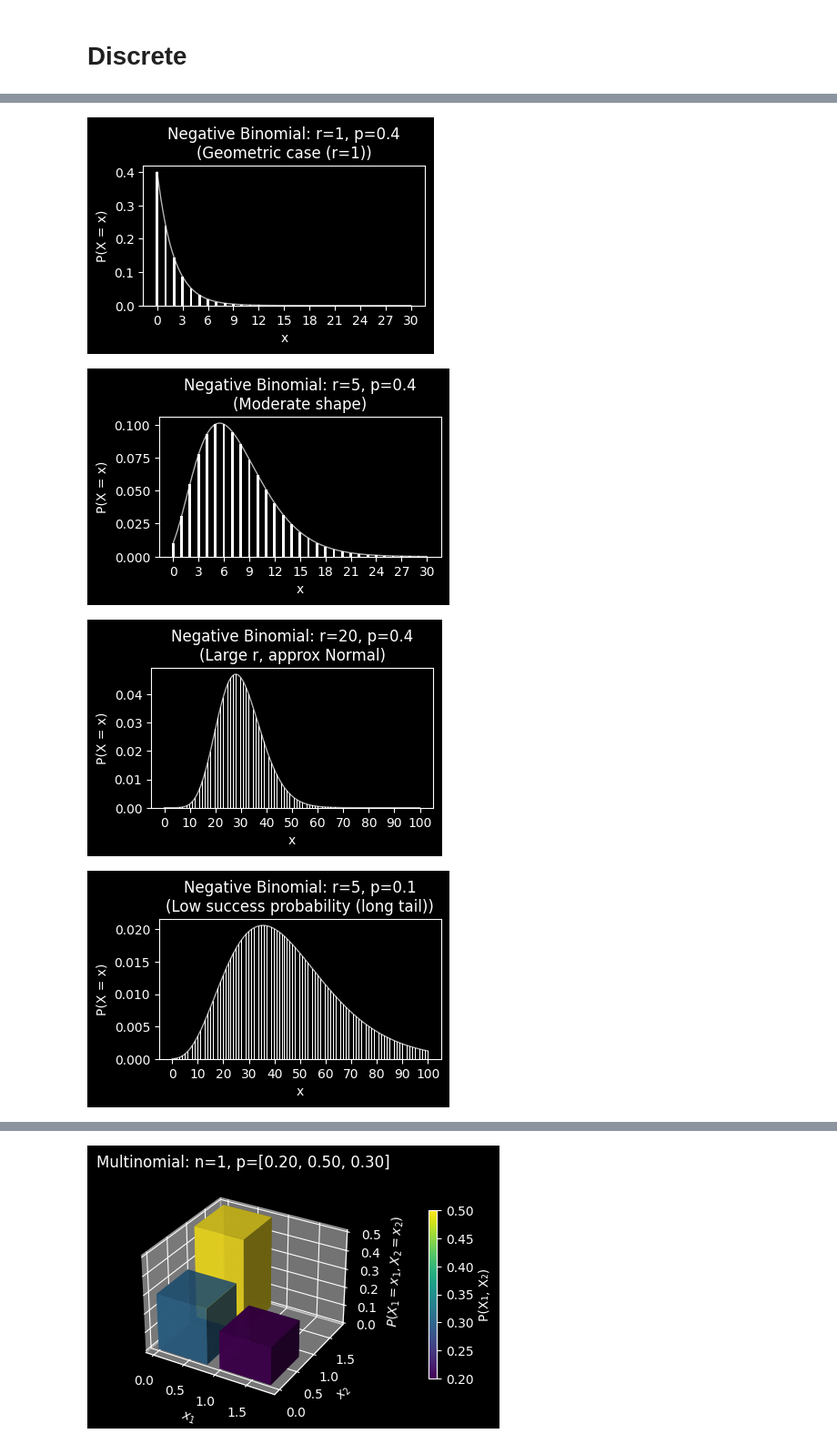
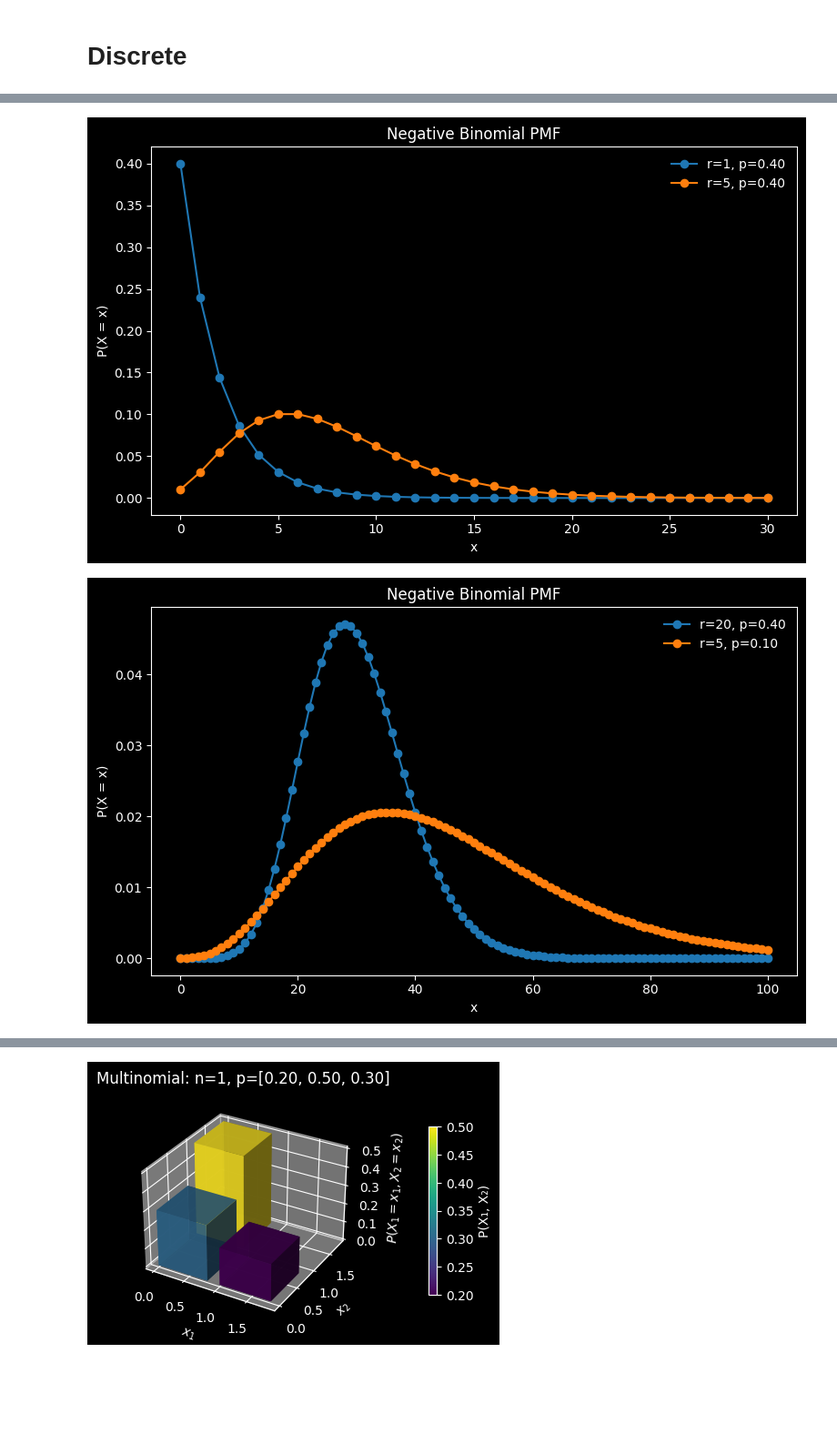
Before and after one commit to josephrich98/probability_distributions, a Jupyter notebook: plot_probability_distributions.ipynb, the cells around one changed output, grey strips where cells are left out. Shown at 91% size. Saved outputs shown, nothing was run; the diff lists cells and outputs as text; code cells hidden in the pictures; blank space fills up the shorter version.

```diff
--- a/plot_probability_distributions.ipynb
+++ b/plot_probability_distributions.ipynb
@@ -9,13 +9,13 @@ import matplotlib.cm as cm
 import matplotlib.colors as mcolors
 from scipy.stats import (
     bernoulli, binom, hypergeom, geom, nbinom, poisson, betabinom, multinomial,
-    uniform, norm, expon, gamma, beta, weibull_min, pareto, cauchy, logistic, lognorm, t, chi2, multivariate_normal, dirichlet
+    uniform, norm, expon, gamma, beta, weibull_min, pareto, cauchy, logistic, lognorm, t, chi2, gumbel_r, laplace, multivariate_normal, dirichlet
 )
 
 OUT_DIR = os.path.join(os.path.abspath(""), "pmfs_and_pdfs")
 COLOR_PALETTE = [
     "#1f77b4", "#ff7f0e", "#2ca02c", "#d62728", "#9467bd",
-    "#8c564b", "#e377c2", "#7f7f7f", "#bcbd22", "#17becf"
+    "#8c564b", "#e377c2", "#bcbd22", "#17becf"
 ]
 # %% [markdown]
 # Discrete
@@ -457,11 +514,7 @@ plot_geometric_pmf(p=0.7, note="High success rate (steep drop)")
 # %%
-plot_negativebinomial_pmf(r=1, p=0.4, x_max_plot=30, note="Geometric case (r=1)")
-plot_negativebinomial_pmf(r=5, p=0.4, x_max_plot=30, note="Moderate shape")
-plot_negativebinomial_pmf(r=20, p=0.4, x_max_plot=100, note="Large r, approx Normal")
-plot_negativebinomial_pmf(r=5, p=0.1, x_max_plot=100, note="Low success probability (long tail)")
+plot_negativebinomial_pmf(r=[1, 5], p=[0.4, 0.4], x_max=30, out=f"{OUT_DIR}/negativebinomial_multi_varyr.pdf")
+plot_negativebinomial_pmf(r=[20, 5], p=[0.4, 0.1], x_max=100, out=f"{OUT_DIR}/negativebinomial_multi_varyp.pdf")
 # %% [output]
-[figure, old version]
+[figure, new version]
-[figure, old version]
+[figure, new version]
-[figure, removed]
-[figure, removed]
 # %%
```
Also changed, not shown: parts of 36 cells of this notebook, 1 other file.
